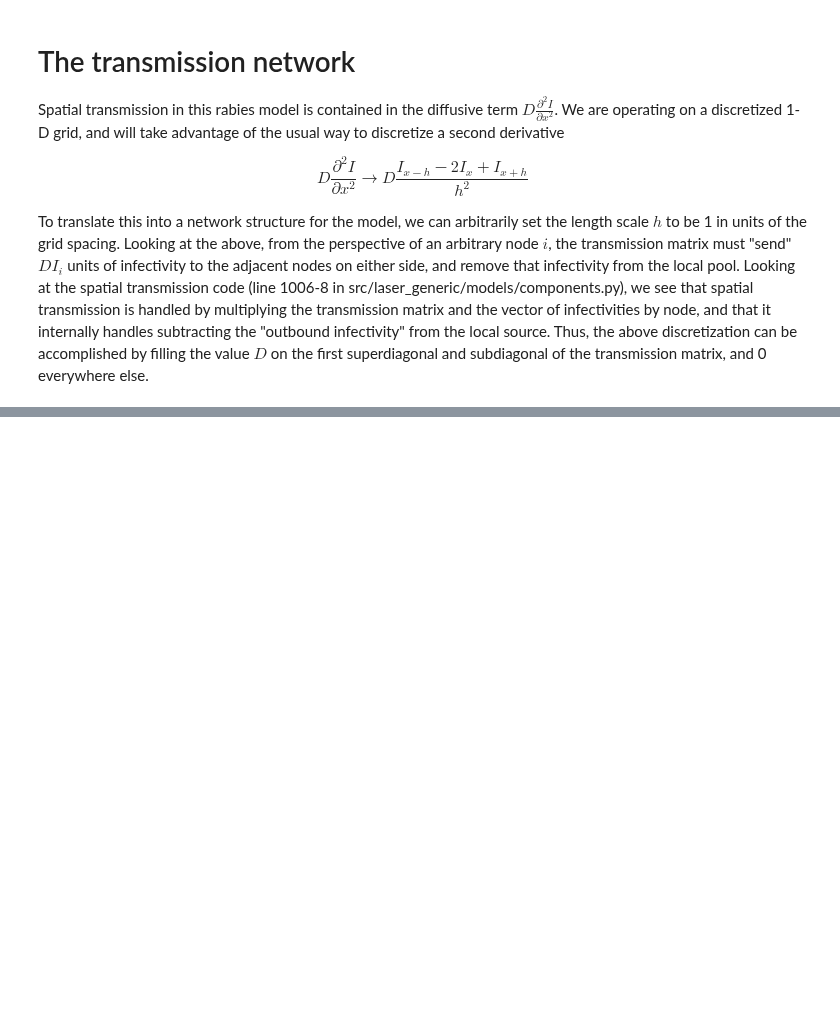
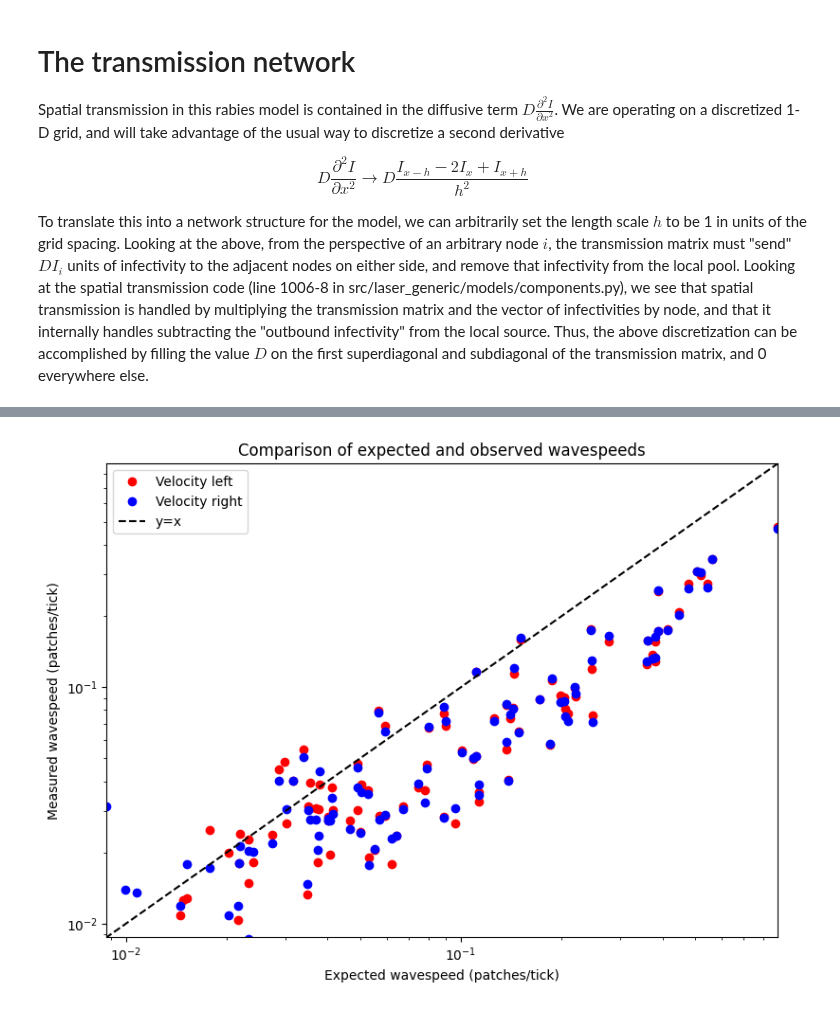
Before and after one commit to laser-base/laser-generic, a Jupyter notebook: docs/tutorials/notebooks/09_rabies_diffusion_1D.ipynb, the cells around one changed output, grey strips where cells are left out. Saved outputs shown, nothing was run; the diff lists cells and outputs as text; code cells hidden in the pictures; blank space fills up the shorter version.

```diff
--- a/docs/tutorials/notebooks/09_rabies_diffusion_1D.ipynb
+++ b/docs/tutorials/notebooks/09_rabies_diffusion_1D.ipynb
@@ -171,0 +203,19 @@ array([ 55, 126, 188, 265, 289, 345, 395, 461, 506, 552, 586, 628, 676,
+# %%
+plt.figure(figsize=(8, 6))
+plt.plot(results_df["expected_speed"], results_df["velocity_left"], 'r.', label="Velocity left", markersize=12)
+plt.plot(results_df["expected_speed"], results_df["velocity_right"], 'b.', label="Velocity right", markersize=12)
+plt.plot([1e-3, 1], [1e-3, 1], 'k--', label="y=x")
+plt.xscale('log')
+plt.yscale('log')
+plt.xlabel("Expected wavespeed (patches/tick)")
+plt.ylabel("Measured wavespeed (patches/tick)")
+plt.title("Comparison of expected and observed wavespeeds")
+min_val = np.nanmin(np.abs([results_df["expected_speed"].min(), results_df["velocity_right"].min(), results_df["velocity_left"].min()]))
+max_val = np.nanmax([results_df["expected_speed"].max(), results_df["velocity_right"].max(), results_df["velocity_left"].max()])
+plt.xlim(min_val, max_val)
+plt.ylim(min_val, max_val)
+plt.legend()
+plt.tight_layout()
+plt.show()
+# %% [output]
+[figure, added]
```
Also changed, not shown: parts of 9 cells of this notebook.
